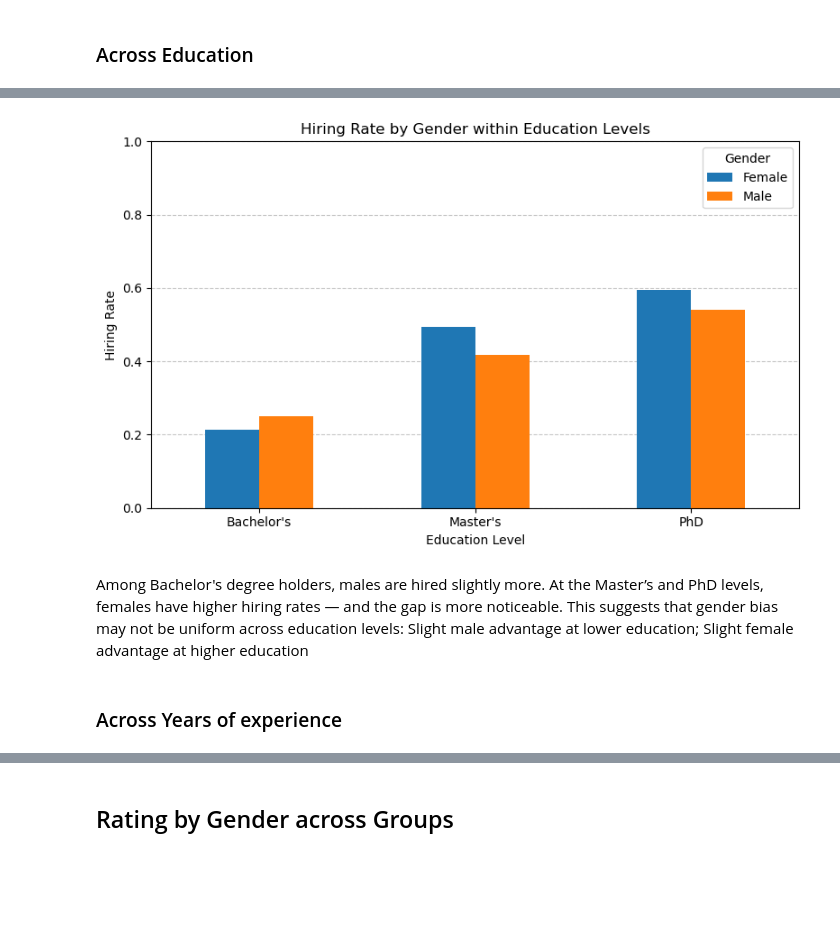
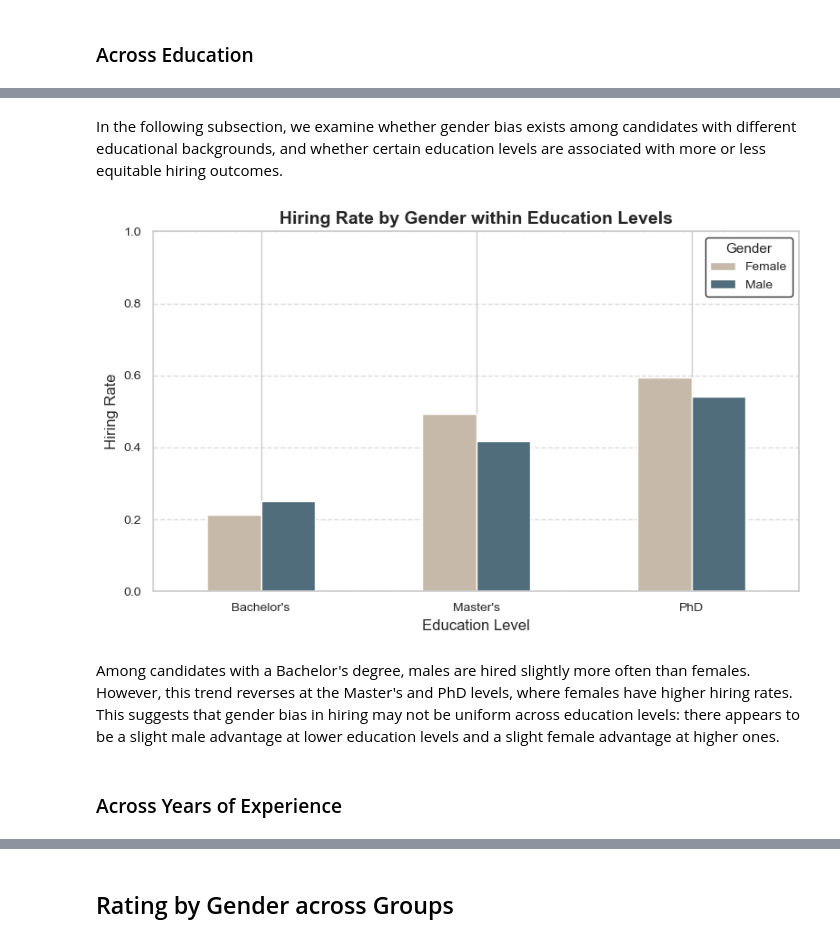
Before and after one commit to tanyadimitrova37/data_science_project, a Jupyter notebook: notebooks/main_analysis.ipynb, the cells around one changed output, grey strips where cells are left out. Saved outputs shown, nothing was run; the diff lists cells and outputs as text; code cells hidden in the pictures; blank space fills up the shorter version.

```diff
--- a/notebooks/main_analysis.ipynb
+++ b/notebooks/main_analysis.ipynb
@@ -33,5 +47,5 @@ True
 # %%
-df = pd.read_csv('data/cleaned_recruitment_data.csv')
+df = pd.read_csv('C:\\Users\\Aleksandar Stojcev\\Desktop\\Tanya DE\\Data Science 2025\\FINAL PROJECT\\data\\cleaned_recruitment_data.csv')
 # %%
 df
 # %% [output]
@@ -76,5 +109,2 @@ The hiring rates for male and female candidates are almost identical, with less
 # %% [markdown]
 ### Across age groups (20-50)
-# %%
-df['hiring_decision'] = df['hiring_decision'].map({'Hired': 1, 'Not Hired': 0})
-df['age_group'] = pd.cut(df['age'], bins = [19, 29, 39, 50], labels =['<30', '30–39', '40+'])
@@ -101,0 +113,3 @@ Males are hired slightly more often than females in the under 40 categories. In
+# %%
+df['hiring_decision'] = df['hiring_decision'].map({'Hired': 1, 'Not Hired': 0})
+df['age_group'] = pd.cut(df['age'], bins = [19, 29, 39, 50], labels = ['<30', '30-39', '40+'])
@@ -104,24 +146,35 @@ Males are hired slightly more often than females in the under 40 categories. In
+# %% [markdown]
+In the following subsection, we examine whether gender bias exists among candidates with different educational backgrounds, and whether certain education levels are associated with more or less equitable hiring outcomes.
 # %%
-gender_edu_hiring = (df.groupby(['education_level', 'gender'], observed = True)['hiring_decision'].mean().reset_index())
+# Group and pivot
+gender_edu_hiring = (df.groupby(['education_level', 'gender'], observed=True)['hiring_decision'].mean().reset_index())
 
-pivot_edu = gender_edu_hiring.pivot(index = 'education_level', columns = 'gender', values = 'hiring_decision').astype(float)
+pivot_edu = gender_edu_hiring.pivot(index='education_level',columns='gender',values='hiring_decision').astype(float)
 
+# Plot
 fig, ax = plt.subplots(figsize=(8, 5))
-pivot_edu.plot(kind = 'bar', ax = ax)
+pivot_edu.plot(kind='bar',ax=ax,color=['#c7b9a9', '#4f6d7a'])  # neutral taupe & slate blue)
 
-ax.set_title("Hiring Rate by Gender within Education Levels")
-ax.set_ylabel("Hiring Rate")
-ax.set_xlabel("Education Level")
+# Titles and labels
+ax.set_title("Hiring Rate by Gender within Education Levels", fontsize=14, weight='bold')
+ax.set_ylabel("Hiring Rate", fontsize=12)
+ax.set_xlabel("Education Level", fontsize=12)
 ax.set_ylim(0, 1)
+
+# Grid & ticks
 ax.set_axisbelow(True)
-ax.grid(True, axis = 'y', linestyle = '--', alpha = 0.7)
-ax.legend(title  ="Gender")
-plt.xticks(rotation = 0)
+ax.grid(True, axis='y', linestyle='--', alpha=0.7)
+plt.xticks(rotation=0, fontsize=10)
+plt.yticks(fontsize=10)
+
+# Improved legend
+ax.legend(title="Gender",fontsize=10,title_fontsize=11,frameon=True,edgecolor='black')
+
 plt.tight_layout()
 plt.show()
 # %% [output]
-[figure, old version]
+[figure, new version]
 # %% [markdown]
-Among Bachelor's degree holders, males are hired slightly more. At the Master’s and PhD levels, females have higher hiring rates — and the gap is more noticeable. This suggests that gender bias may not be uniform across education levels: Slight male advantage at lower education; Slight female advantage at higher education
+Among candidates with a Bachelor's degree, males are hired slightly more often than females. However, this trend reverses at the Master's and PhD levels, where females have higher hiring rates. This suggests that gender bias in hiring may not be uniform across education levels: there appears to be a slight male advantage at lower education levels and a slight female advantage at higher ones.
 # %% [markdown]
-### Across Years of experience
+### Across Years of Experience
```
Also changed, not shown: parts of 75 cells of this notebook, 1 other file.
